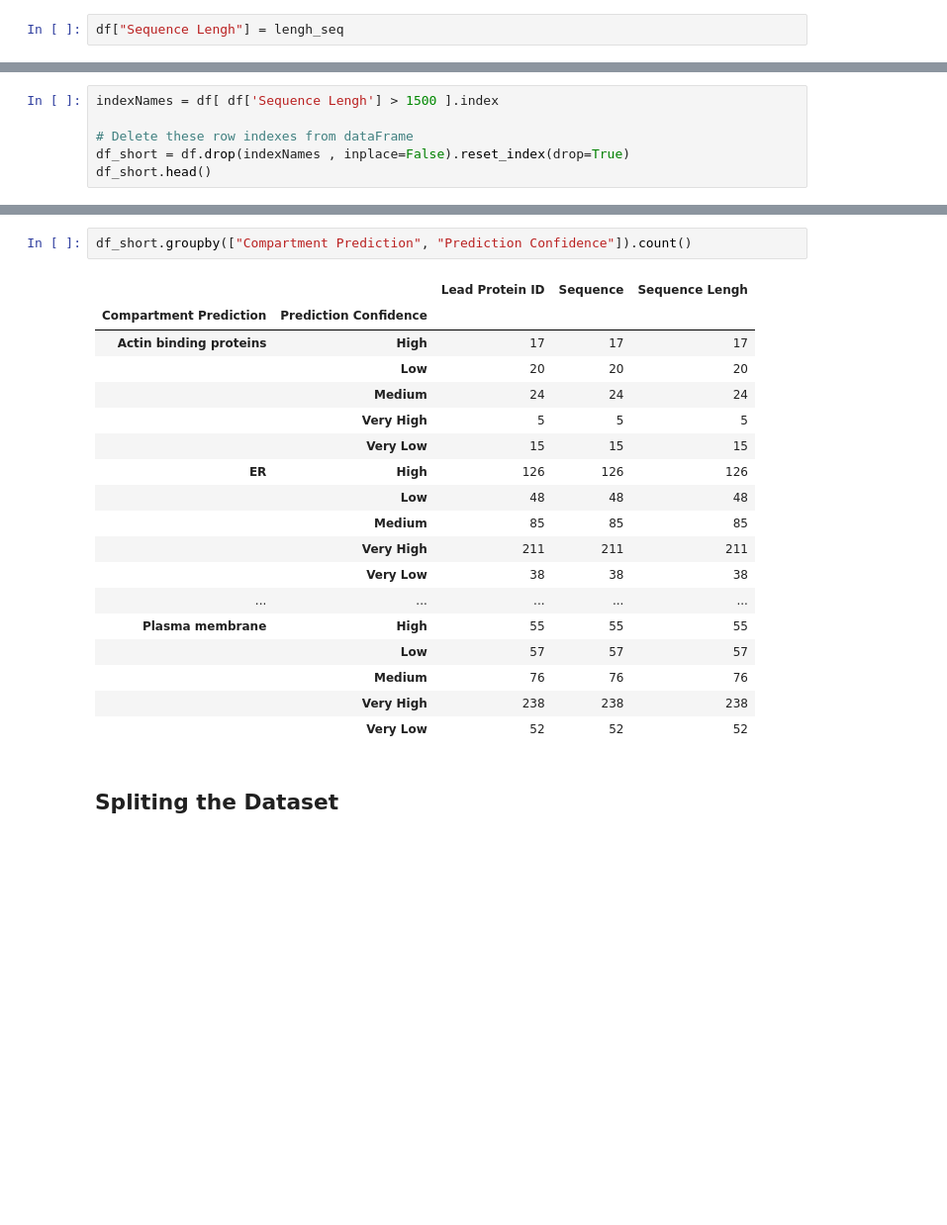
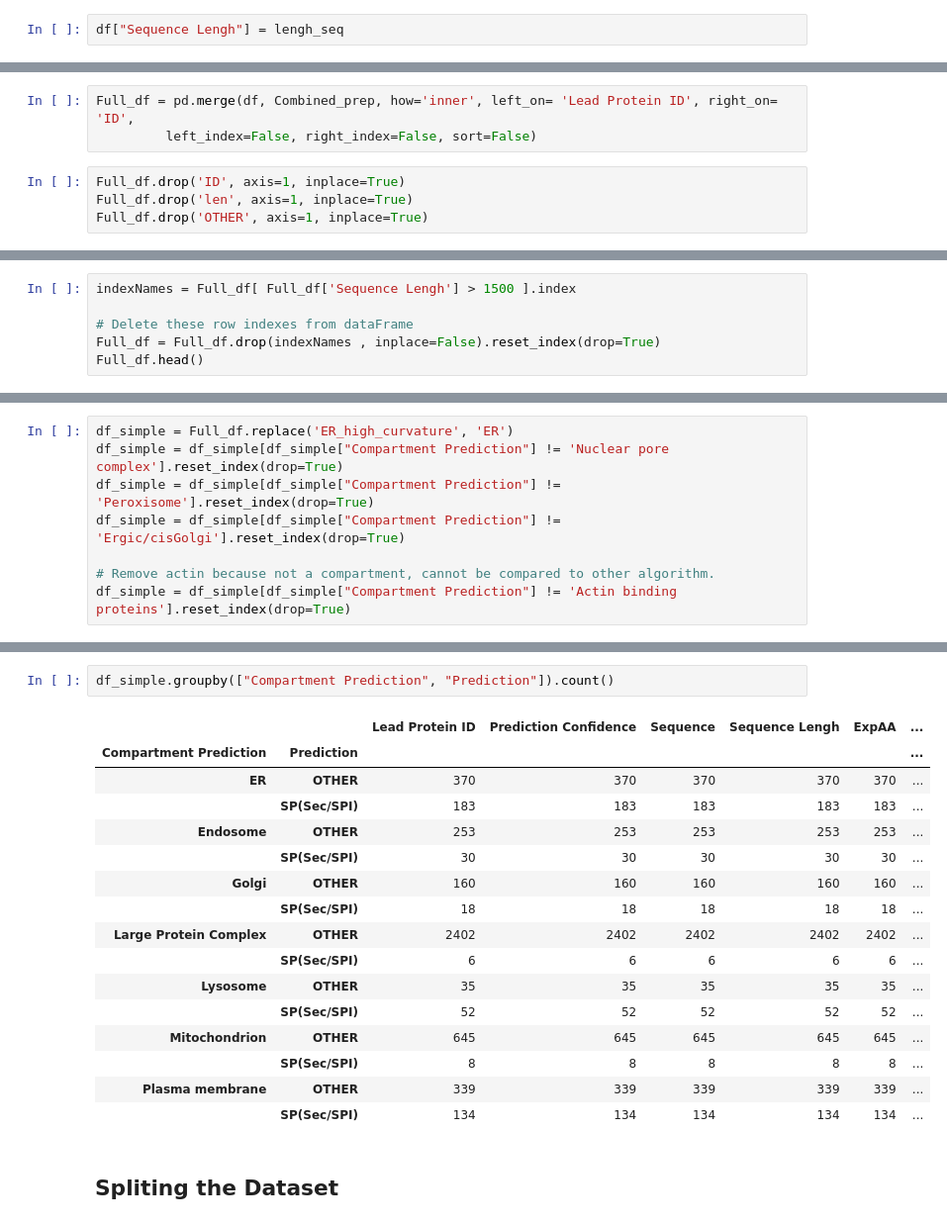
Before and after one commit to JulieRojas/Protein_Localisation_ML, a Jupyter notebook: Compartment_prediction/7Compartments_added_features/Analysis_data.ipynb, the cells around one changed output, grey strips where cells are left out. Shown at 99% size. Drawn from its saved outputs; the diff is of its cells as text; blank space fills up the shorter version.

```diff
--- a/Compartment_prediction/7Compartments_added_features/Analysis_data.ipynb
+++ b/Compartment_prediction/7Compartments_added_features/Analysis_data.ipynb
@@ -155,0 +193,7 @@ df.head()
+# %%
+Full_df = pd.merge(df, Combined_prep, how='inner', left_on= 'Lead Protein ID', right_on= 'ID',
+         left_index=False, right_index=False, sort=False)
+# %%
+Full_df.drop('ID', axis=1, inplace=True)
+Full_df.drop('len', axis=1, inplace=True)
+Full_df.drop('OTHER', axis=1, inplace=True)
@@ -162,7 +215,7 @@ ax.set_xscale('log')
 # %%
-indexNames = df[ df['Sequence Lengh'] > 1500 ].index
+indexNames = Full_df[ Full_df['Sequence Lengh'] > 1500 ].index
 
 # Delete these row indexes from dataFrame
-df_short = df.drop(indexNames , inplace=False).reset_index(drop=True)
-df_short.head()
+Full_df = Full_df.drop(indexNames , inplace=False).reset_index(drop=True)
+Full_df.head()
 # %% [output]
@@ -214,0 +251,8 @@ Name: Compartment Prediction, dtype: float64
+# %%
+df_simple = Full_df.replace('ER_high_curvature', 'ER')
+df_simple = df_simple[df_simple["Compartment Prediction"] != 'Nuclear pore complex'].reset_index(drop=True)
+df_simple = df_simple[df_simple["Compartment Prediction"] != 'Peroxisome'].reset_index(drop=True)
+df_simple = df_simple[df_simple["Compartment Prediction"] != 'Ergic/cisGolgi'].reset_index(drop=True)
+
+# Remove actin because not a compartment, cannot be compared to other algorithm.
+df_simple = df_simple[df_simple["Compartment Prediction"] != 'Actin binding proteins'].reset_index(drop=True)
@@ -220,24 +275,22 @@ df_short['Compartment Prediction'].value_counts().plot.bar()
 # %%
-df_short.groupby(["Compartment Prediction", "Prediction Confidence"]).count()
+df_simple.groupby(["Compartment Prediction", "Prediction"]).count()
 # %% [output]
-|  |  | Lead Protein ID | Sequence | Sequence Lengh |
-| Compartment Prediction | Prediction Confidence |  |  |  |
-| Actin binding proteins | High | 17 | 17 | 17 |
-|  | Low | 20 | 20 | 20 |
-|  | Medium | 24 | 24 | 24 |
-|  | Very High | 5 | 5 | 5 |
-|  | Very Low | 15 | 15 | 15 |
-| ER | High | 126 | 126 | 126 |
-|  | Low | 48 | 48 | 48 |
-|  | Medium | 85 | 85 | 85 |
-|  | Very High | 211 | 211 | 211 |
-|  | Very Low | 38 | 38 | 38 |
-| ... | ... | ... | ... | ... |
-| Plasma membrane | High | 55 | 55 | 55 |
-|  | Low | 57 | 57 | 57 |
-|  | Medium | 76 | 76 | 76 |
-|  | Very High | 238 | 238 | 238 |
-|  | Very Low | 52 | 52 | 52 |
+|  |  | Lead Protein ID | Prediction Confidence | Sequence | Sequence Lengh | ExpAA | ... |
+| Compartment Prediction | Prediction |  |  |  |  |  | ... |
+| ER | OTHER | 370 | 370 | 370 | 370 | 370 | ... |
+|  | SP(Sec/SPI) | 183 | 183 | 183 | 183 | 183 | ... |
+| Endosome | OTHER | 253 | 253 | 253 | 253 | 253 | ... |
+|  | SP(Sec/SPI) | 30 | 30 | 30 | 30 | 30 | ... |
+| Golgi | OTHER | 160 | 160 | 160 | 160 | 160 | ... |
+|  | SP(Sec/SPI) | 18 | 18 | 18 | 18 | 18 | ... |
+| Large Protein Complex | OTHER | 2402 | 2402 | 2402 | 2402 | 2402 | ... |
+|  | SP(Sec/SPI) | 6 | 6 | 6 | 6 | 6 | ... |
+| Lysosome | OTHER | 35 | 35 | 35 | 35 | 35 | ... |
+|  | SP(Sec/SPI) | 52 | 52 | 52 | 52 | 52 | ... |
+| Mitochondrion | OTHER | 645 | 645 | 645 | 645 | 645 | ... |
+|  | SP(Sec/SPI) | 8 | 8 | 8 | 8 | 8 | ... |
+| Plasma membrane | OTHER | 339 | 339 | 339 | 339 | 339 | ... |
+|  | SP(Sec/SPI) | 134 | 134 | 134 | 134 | 134 | ... |
 # %% [markdown]
 ## Spliting the Dataset
 # %%
```
Also changed, not shown: parts of 35 cells of this notebook, 3 other files.
